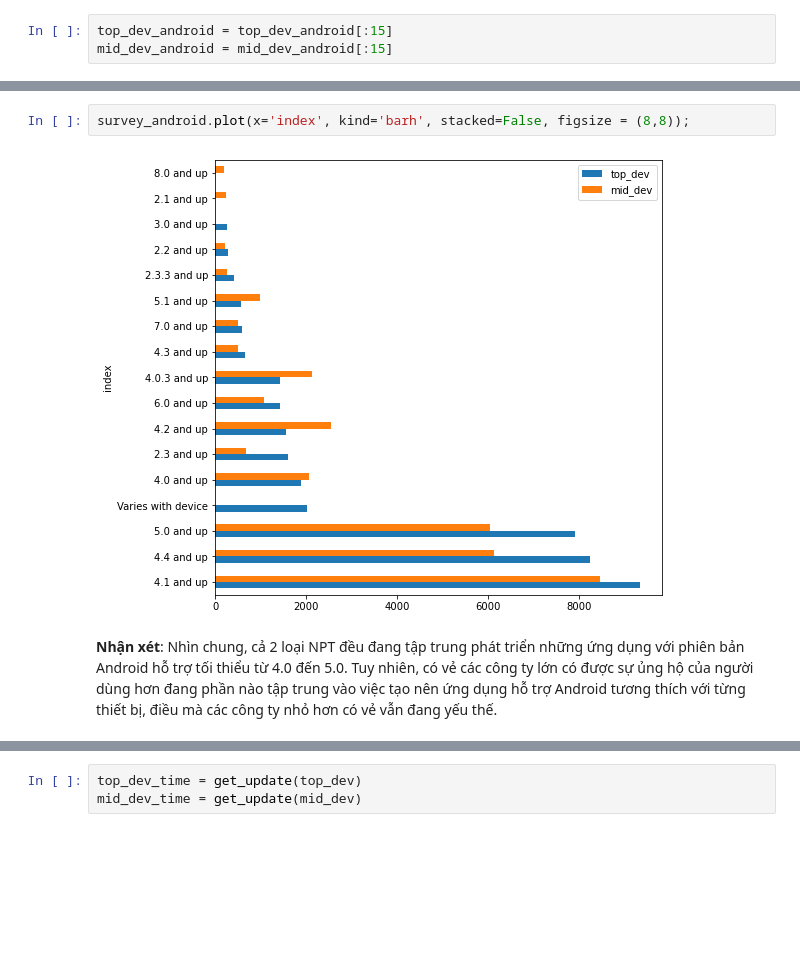
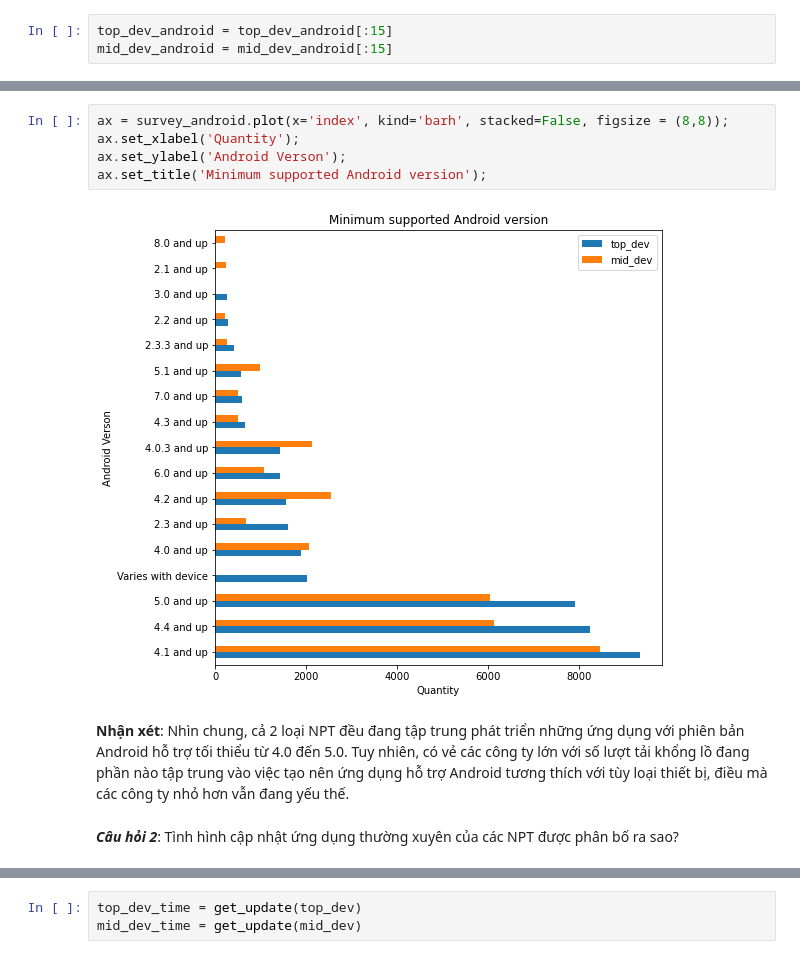
Before and after one commit to Tranmyhan/P4DS-CQ19-FinalProject---LT-KHDL, a Jupyter notebook: LT KHDL CK.ipynb, the cells around one changed output, grey strips where cells are left out. Cells and saved outputs as stored; diff of their text form; blank space fills up the shorter version.

```diff
--- a/LT KHDL CK.ipynb
+++ b/LT KHDL CK.ipynb
@@ -588,6 +590,11 @@ survey_android
 # %%
-survey_android.plot(x='index', kind='barh', stacked=False, figsize = (8,8));
+ax = survey_android.plot(x='index', kind='barh', stacked=False, figsize = (8,8));
+ax.set_xlabel('Quantity');
+ax.set_ylabel('Android Verson');
+ax.set_title('Minimum supported Android version');
 # %% [output]
-[figure, old version]
+[figure, new version]
 # %% [markdown]
-**Nhận xét**: Nhìn chung, cả 2 loại NPT đều đang tập trung phát triển những ứng dụng với phiên bản Android hỗ trợ tối thiểu từ 4.0 đến 5.0. Tuy nhiên, có vẻ các công ty lớn có được sự ủng hộ của người dùng hơn đang phần nào tập trung vào việc tạo nên ứng dụng hỗ trợ Android tương thích với từng thiết bị, điều mà các công ty nhỏ hơn có vẻ vẫn đang yếu thế.
+**Nhận xét**: Nhìn chung, cả 2 loại NPT đều đang tập trung phát triển những ứng dụng với phiên bản Android hỗ trợ tối thiểu từ 4.0 đến 5.0. Tuy nhiên, có vẻ các công ty lớn với số lượt tải khổng lồ đang phần nào tập trung vào việc tạo nên ứng dụng hỗ trợ Android tương thích với tùy loại thiết bị, điều mà các công ty nhỏ hơn vẫn đang yếu thế.
+# %% [markdown]
+***Câu hỏi 2***: Tình hình cập nhật ứng dụng thường xuyên của các NPT được phân bố ra sao?
```
Also changed, not shown: parts of 67 cells of this notebook.
